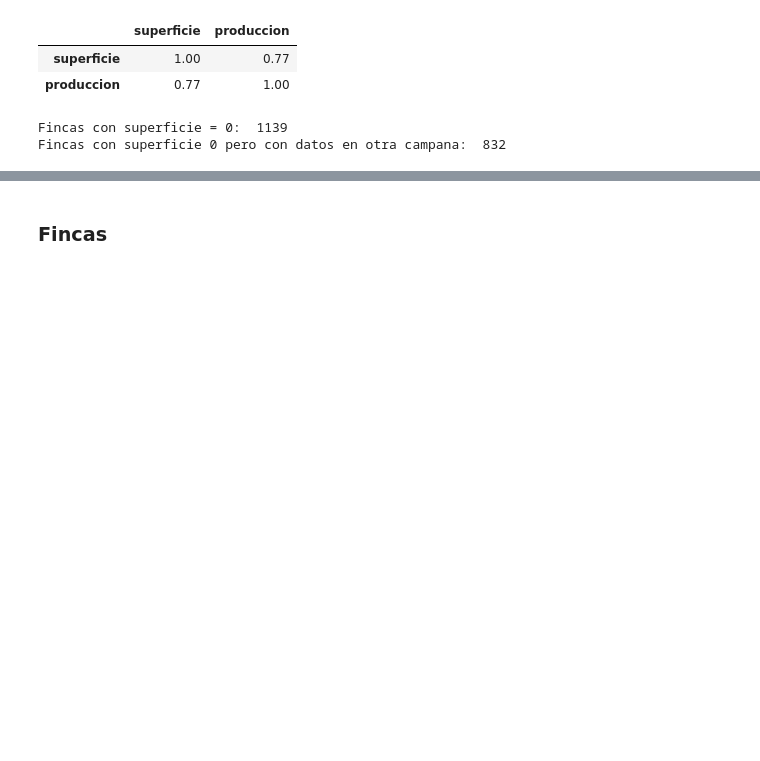
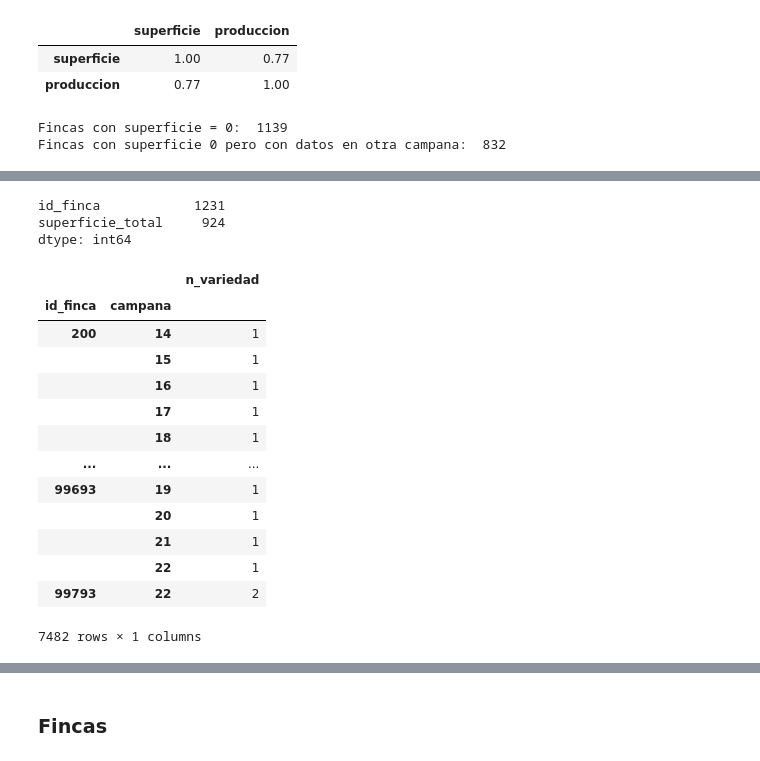
Before and after one commit to vitostamatti/datathon-cajamar-malbecs, a Jupyter notebook: notebooks/00-data-exploration/00-data-exploration-vito.ipynb, the cells around one changed output, grey strips where cells are left out. Saved outputs shown, nothing was run; the diff lists cells and outputs as text; code cells hidden in the pictures; blank space fills up the shorter version.

```diff
--- a/notebooks/00-data-exploration/00-data-exploration-vito.ipynb
+++ b/notebooks/00-data-exploration/00-data-exploration-vito.ipynb
@@ -187,30 +188,3 @@ print("Fincas con superficie 0 pero con datos en otra campana: ", data[
 # %% [output]
 Fincas con superficie = 0:  1139
 Fincas con superficie 0 pero con datos en otra campana:  832
-# %%
-##### REVISAR!!!!!!!
-
-def process_superficie(data):
-    mean_sup_by_finca = (
-        data[(data['superficie']>0)]
-        .groupby(['id_finca','variedad','modo'])
-        .agg({"superficie":"mean"})
-    ).reset_index()
-
-    data['superficie_pro'] = data['superficie']
-
-    data.loc[(data['superficie_pro']==0),'superficie_pro'] = (
-        data.loc[data['superficie_pro']==0,['id_finca','variedad','modo']].merge(
-            mean_sup_by_finca,
-            left_on=['id_finca','variedad','modo'],
-            right_on=['id_finca','variedad','modo'],
-            how='left'
-        )['superficie']
-    )
-
-    return data
-
-
-data = process_superficie(data)
-print('superficies sin dato antes:', data[data['superficie']==0].shape[0])
-print("superficies sin dato ahora: ", data[data['superficie_pro'].isnull()].shape[0])
@@ -220,6 +278,39 @@ superficies sin dato ahora:  1817
 # %%
-# data.groupby(['id_finca','campana']).agg({"superficie":'sum'}).unstack(1)
-# data.groupby(['id_finca','campana']).agg({"superficie_pro":'sum'}).unstack(1)
+tot_sup_finca = (
+    data.groupby(['id_finca','campana'])
+    .agg({"superficie":'sum'})
+    .rename(columns={"superficie":"superficie_total"})
+    .groupby('id_finca')
+    .agg({"superficie_total":"mean"})
+    .reset_index()
+)
+(tot_sup_finca>0).sum()
+# %% [output]
+id_finca            1231
+superficie_total     924
+dtype: int64
+# %%
+n_variedad_finca = (
+    data.groupby(['id_finca','campana'])
+    .agg({"variedad":'nunique'})
+    .rename(columns={"variedad":"n_variedad"})
+)
+n_variedad_finca
+# %% [output]
+|  |  | n_variedad |
+| id_finca | campana |  |
+| 200 | 14 | 1 |
+|  | 15 | 1 |
+|  | 16 | 1 |
+|  | 17 | 1 |
+|  | 18 | 1 |
+| ... | ... | ... |
+| 99693 | 19 | 1 |
+|  | 20 | 1 |
+|  | 21 | 1 |
+|  | 22 | 1 |
+| 99793 | 22 | 2 |
+7482 rows × 1 columns
 # %%
 
 # features nuevas:
```
Also changed, not shown: parts of 6 cells of this notebook, 17 other files.
